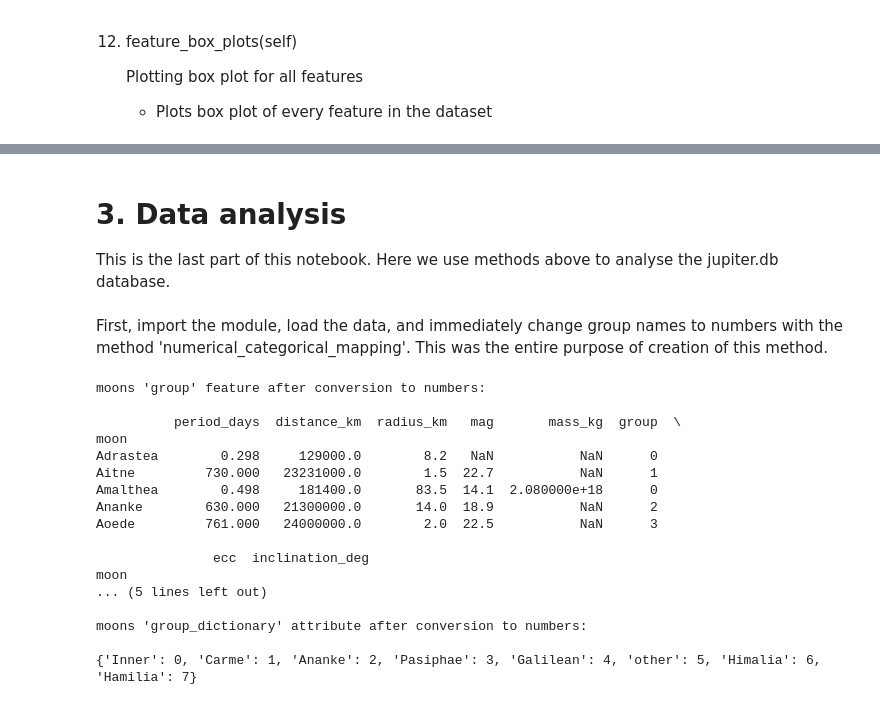
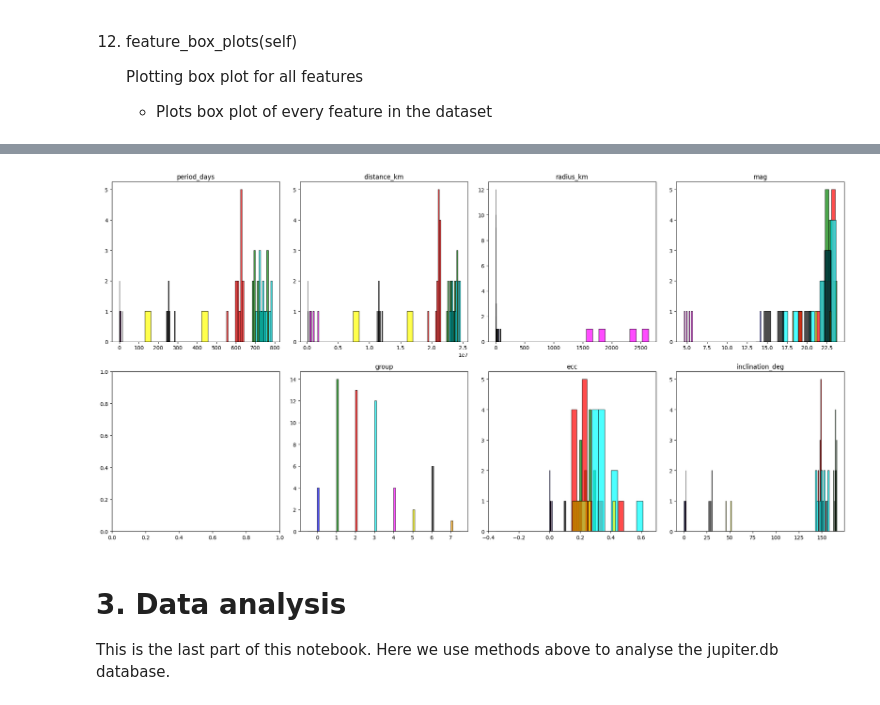
Before and after one commit to lt22412/jupiters_moons_project, a Jupyter notebook: jupiter_analysis.ipynb, the cells around one changed output, grey strips where cells are left out. Saved outputs shown, nothing was run; the diff lists cells and outputs as text; code cells hidden in the pictures.

Commit message:
completed analysis section, only regression and jupiter mass estimation left. later I will work On better line documentation.

```diff
--- a/jupiter_analysis.ipynb
+++ b/jupiter_analysis.ipynb
@@ -246,34 +258,7 @@ moons 'group_dictionary' attribute after conversion to numbers:
+# %%
+moons.feature_histograms_by_groups()
+# %% [output]
+[figure, added]
 # %% [markdown]
 # 3. Data analysis
 This is the last part of this notebook. Here we use methods above to analyse the jupiter.db database.
-# %% [markdown]
-First, import the module, load the data, and immediately change group names to numbers with the method 'numerical_categorical_mapping'. This was the entire purpose of creation of this method.
-# %%
-from jupiter import Moons
-
-filepath='jupiter.db'
-moons=Moons(filepath)
-moons.numerical_categorical_mapping('group')#replace group names with numbers
-print("\nmoons 'group' feature after conversion to numbers:\n")
-print(moons.data.head())
-
-print("\nmoons 'group_dictionary' attribute after conversion to numbers:\n")
-print(moons.group_dictionary)
-# %% [output]
-moons 'group' feature after conversion to numbers:
-
-          period_days  distance_km  radius_km   mag       mass_kg  group  \
-moon
-Adrastea        0.298     129000.0        8.2   NaN           NaN      0
-Aitne         730.000   23231000.0        1.5  22.7           NaN      1
-Amalthea        0.498     181400.0       83.5  14.1  2.080000e+18      0
-Ananke        630.000   21300000.0       14.0  18.9           NaN      2
-Aoede         761.000   24000000.0        2.0  22.5           NaN      3
-
-               ecc  inclination_deg
-moon
-... (5 lines left out)
-
-moons 'group_dictionary' attribute after conversion to numbers:
-
-{'Inner': 0, 'Carme': 1, 'Ananke': 2, 'Pasiphae': 3, 'Galilean': 4, 'other': 5, 'Himalia': 6, 'Hamilia': 7}
```
Also changed, not shown: parts of 43 cells of this notebook, 1 other file.
